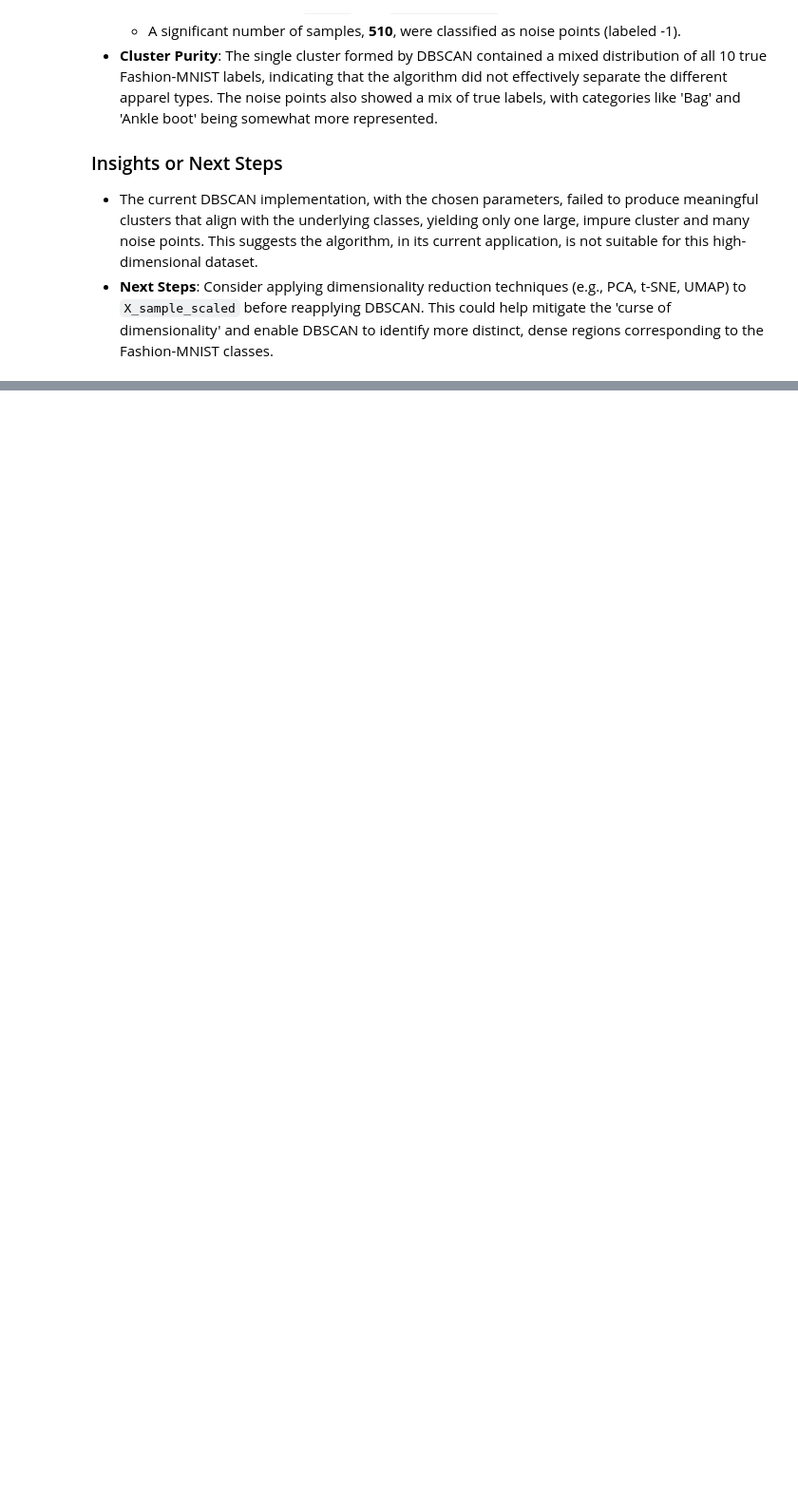
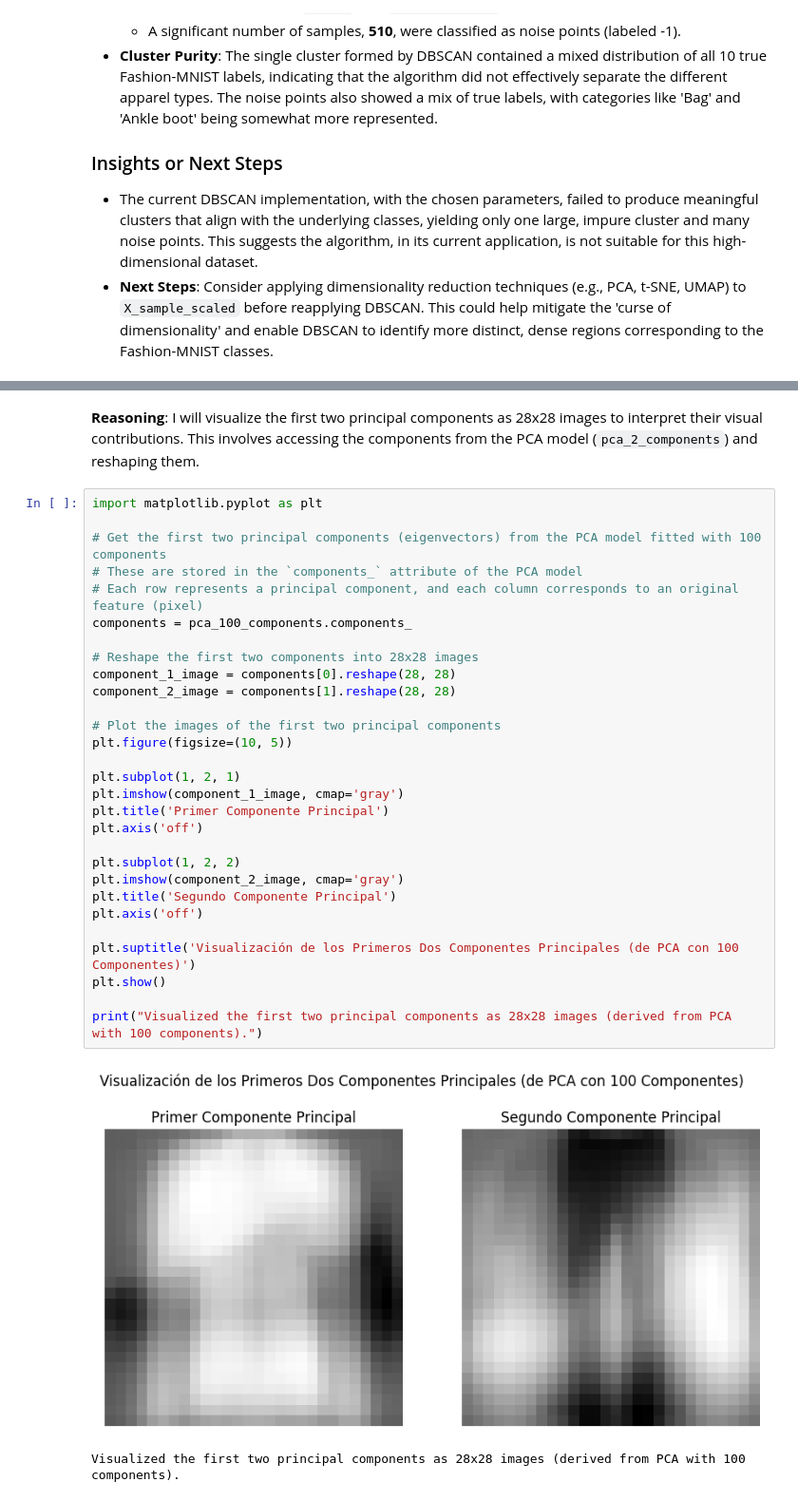
Before and after one commit to jumivega/Maestr-a-en-Inteligencia-Artificial-UEES, a Jupyter notebook: Notebooks/ModelosNoSupervisados/Grupo_3_Caso_Práctico_ModelosNoSupervisados_V11Nov (1).ipynb, the cells around one changed output, grey strips where cells are left out. Shown at 95% size. Saved outputs shown, nothing was run; the diff lists cells and outputs as text; blank space fills up the shorter version.

```diff
--- a/Notebooks/ModelosNoSupervisados/Grupo_3_Caso_Práctico_ModelosNoSupervisados_V11Nov (1).ipynb
+++ b/Notebooks/ModelosNoSupervisados/Grupo_3_Caso_Práctico_ModelosNoSupervisados_V11Nov (1).ipynb
@@ -827,0 +908,35 @@ Calcular y visualizar las imágenes promedio para cada cluster de DBSCAN (excluy
+# %% [markdown]
+**Reasoning**:
+I will visualize the first two principal components as 28x28 images to interpret their visual contributions. This involves accessing the components from the PCA model (`pca_2_components`) and reshaping them.
+# %%
+import matplotlib.pyplot as plt
+
+# Get the first two principal components (eigenvectors) from the PCA model fitted with 100 components
+# These are stored in the `components_` attribute of the PCA model
+# Each row represents a principal component, and each column corresponds to an original feature (pixel)
+components = pca_100_components.components_
+
+# Reshape the first two components into 28x28 images
+component_1_image = components[0].reshape(28, 28)
+component_2_image = components[1].reshape(28, 28)
+
+# Plot the images of the first two principal components
+plt.figure(figsize=(10, 5))
+
+plt.subplot(1, 2, 1)
+plt.imshow(component_1_image, cmap='gray')
+plt.title('Primer Componente Principal')
+plt.axis('off')
+
+plt.subplot(1, 2, 2)
+plt.imshow(component_2_image, cmap='gray')
+plt.title('Segundo Componente Principal')
+plt.axis('off')
+
+plt.suptitle('Visualización de los Primeros Dos Componentes Principales (de PCA con 100 Componentes)')
+plt.show()
+
+print("Visualized the first two principal components as 28x28 images (derived from PCA with 100 components).")
+# %% [output]
+[figure, added]
+Visualized the first two principal components as 28x28 images (derived from PCA with 100 components).
```
Also changed, not shown: parts of 29 cells of this notebook.
